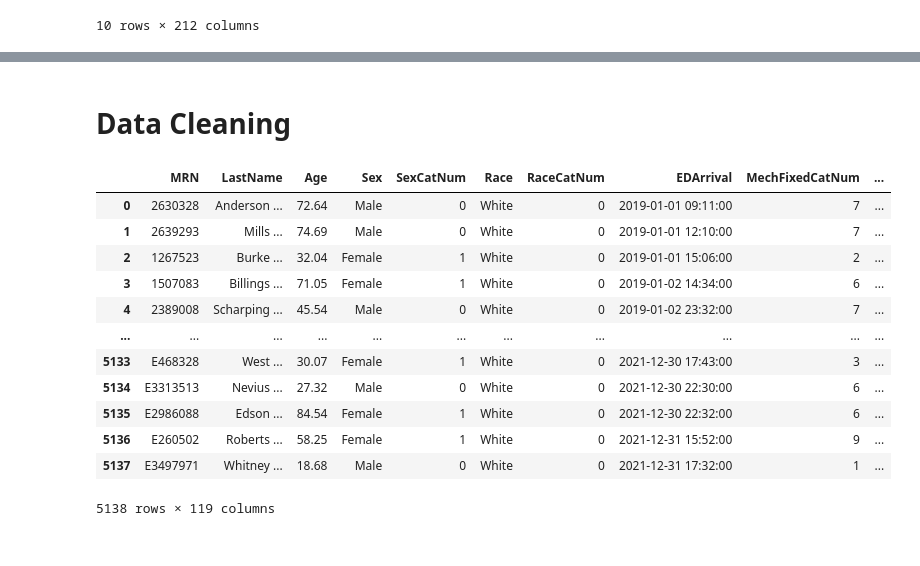
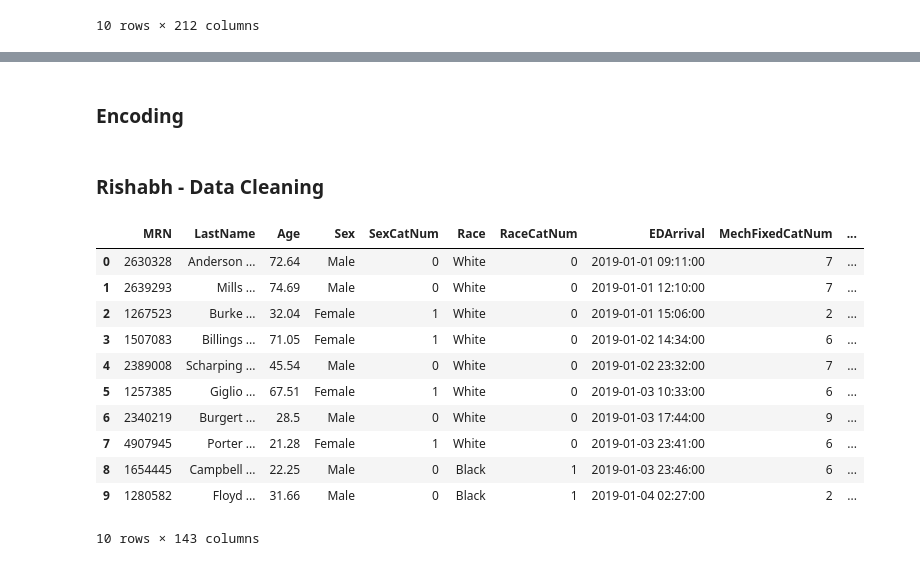
Before and after one commit to Rishabhkandoi/CapstoneUR, a Jupyter notebook: Code/DataPrep/TraumaDetectionDataExploration.ipynb, the cells around one changed output, grey strips where cells are left out. Drawn from its saved outputs; the diff is of its cells as text; code cells hidden in the pictures.

Commit message:
Cleaned Data.

```diff
--- a/Code/DataPrep/TraumaDetectionDataExploration.ipynb
+++ b/Code/DataPrep/TraumaDetectionDataExploration.ipynb
@@ -51,0 +114,2 @@ all_vars_data.shape
+# %%
+all_vars_data['MRN'] = all_vars_data['MRN'].str.strip()
@@ -51,0 +126,3 @@ all_vars_data.shape
+# %%
+# Remove duplicates in a way that choose last record from duplicated ones
+all_vars_data = all_vars_data.sort_values('EDArrival').drop_duplicates(subset=['MRN', 'EDArrival'], keep='last')
@@ -51,0 +133,2 @@ all_vars_data.shape
+# %%
+all_vars_data = all_vars_data.reset_index(drop=True)
@@ -51,0 +211,2 @@ all_vars_data.shape
+# %%
+all_vars_data = all_vars_data.convert_dtypes(infer_objects=False)
@@ -51,0 +245,2 @@ all_vars_data.shape
+# %% [markdown]
+### Encoding
@@ -52,22 +251,21 @@ all_vars_data.shape
 # %% [markdown]
-# Data Cleaning
+### Rishabh - Data Cleaning
-# %%
-processed_data = pd.read_table("/Users/rishabhkandoi/Library/CloudStorage/Box-Box/Capstone/Capstone/Data Science Capstone/Data/Processed/processed.parquet", sep=",")
-processed_data
-# %% [output]
-|  | MRN | LastName | Age | Sex | SexCatNum | Race | RaceCatNum | EDArrival | MechFixedCatNum | ... |
-| 0 | 2630328 | Anderson ... | 72.64 | Male | 0 | White | 0 | 2019-01-01 09:11:00 | 7 | ... |
-| 1 | 2639293 | Mills ... | 74.69 | Male | 0 | White | 0 | 2019-01-01 12:10:00 | 7 | ... |
-| 2 | 1267523 | Burke ... | 32.04 | Female | 1 | White | 0 | 2019-01-01 15:06:00 | 2 | ... |
-| 3 | 1507083 | Billings ... | 71.05 | Female | 1 | White | 0 | 2019-01-02 14:34:00 | 6 | ... |
-| 4 | 2389008 | Scharping ... | 45.54 | Male | 0 | White | 0 | 2019-01-02 23:32:00 | 7 | ... |
-| ... | ... | ... | ... | ... | ... | ... | ... | ... | ... | ... |
-| 5133 | E468328 | West ... | 30.07 | Female | 1 | White | 0 | 2021-12-30 17:43:00 | 3 | ... |
-| 5134 | E3313513 | Nevius ... | 27.32 | Male | 0 | White | 0 | 2021-12-30 22:30:00 | 6 | ... |
-| 5135 | E2986088 | Edson ... | 84.54 | Female | 1 | White | 0 | 2021-12-30 22:32:00 | 6 | ... |
-| 5136 | E260502 | Roberts ... | 58.25 | Female | 1 | White | 0 | 2021-12-31 15:52:00 | 9 | ... |
-| 5137 | E3497971 | Whitney ... | 18.68 | Male | 0 | White | 0 | 2021-12-31 17:32:00 | 1 | ... |
-5138 rows × 119 columns
+# %%
+processed_data = all_vars_data
+processed_data.head(10)
+# %% [output]
+|  | MRN | LastName | Age | Sex | SexCatNum | Race | RaceCatNum | EDArrival | MechFixedCatNum | ... |
+| 0 | 2630328 | Anderson ... | 72.64 | Male | 0 | White | 0 | 2019-01-01 09:11:00 | 7 | ... |
+| 1 | 2639293 | Mills ... | 74.69 | Male | 0 | White | 0 | 2019-01-01 12:10:00 | 7 | ... |
+| 2 | 1267523 | Burke ... | 32.04 | Female | 1 | White | 0 | 2019-01-01 15:06:00 | 2 | ... |
+| 3 | 1507083 | Billings ... | 71.05 | Female | 1 | White | 0 | 2019-01-02 14:34:00 | 6 | ... |
+| 4 | 2389008 | Scharping ... | 45.54 | Male | 0 | White | 0 | 2019-01-02 23:32:00 | 7 | ... |
+| 5 | 1257385 | Giglio ... | 67.51 | Female | 1 | White | 0 | 2019-01-03 10:33:00 | 6 | ... |
+| 6 | 2340219 | Burgert ... | 28.5 | Male | 0 | White | 0 | 2019-01-03 17:44:00 | 9 | ... |
+| 7 | 4907945 | Porter ... | 21.28 | Female | 1 | White | 0 | 2019-01-03 23:41:00 | 6 | ... |
+| 8 | 1654445 | Campbell ... | 22.25 | Male | 0 | Black | 1 | 2019-01-03 23:46:00 | 6 | ... |
+| 9 | 1280582 | Floyd ... | 31.66 | Male | 0 | Black | 1 | 2019-01-04 02:27:00 | 2 | ... |
+10 rows × 143 columns
 # %%
 # Converting TRUE/FALSE column to 1/0
 
```
Also changed, not shown: parts of 38 cells of this notebook.
